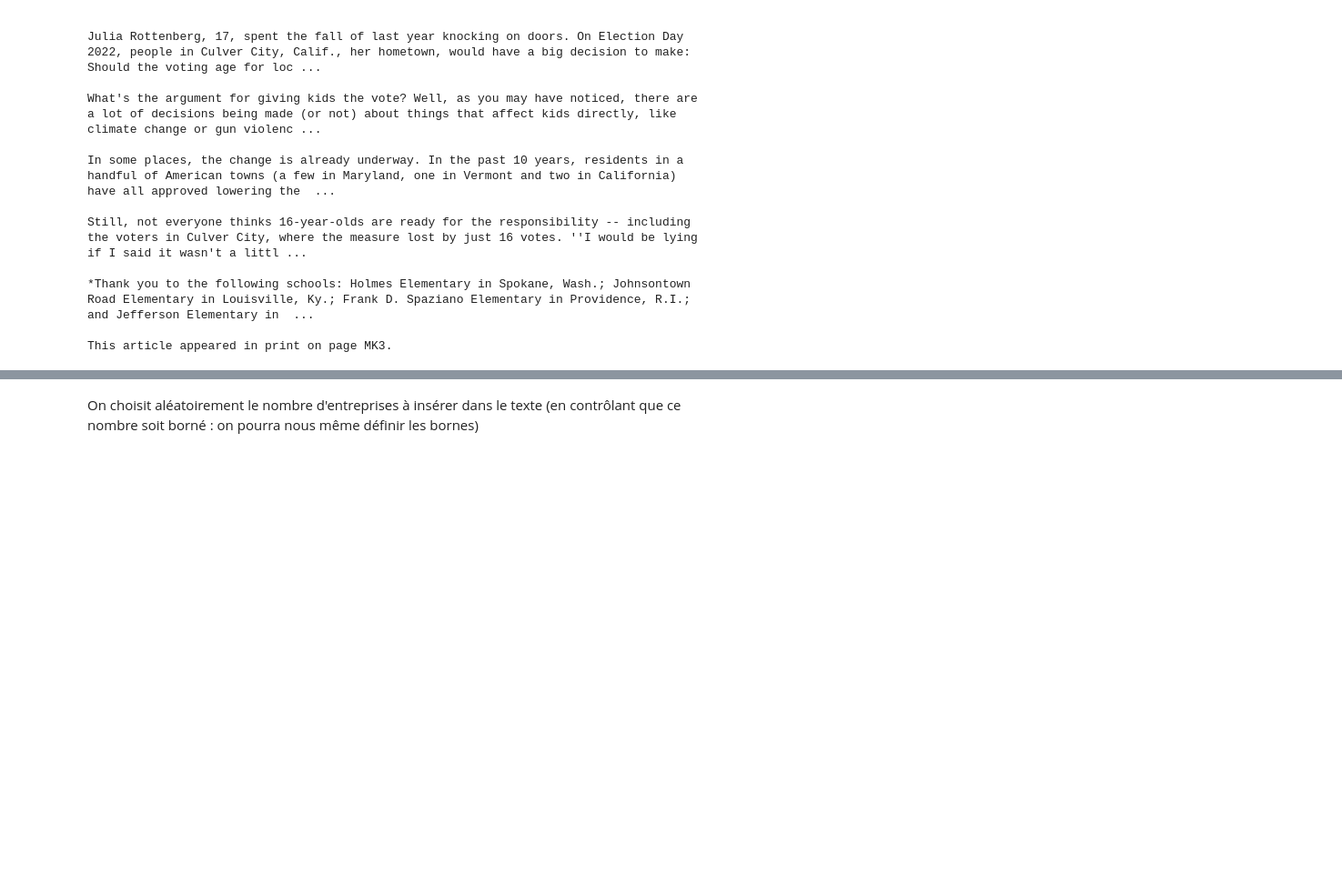
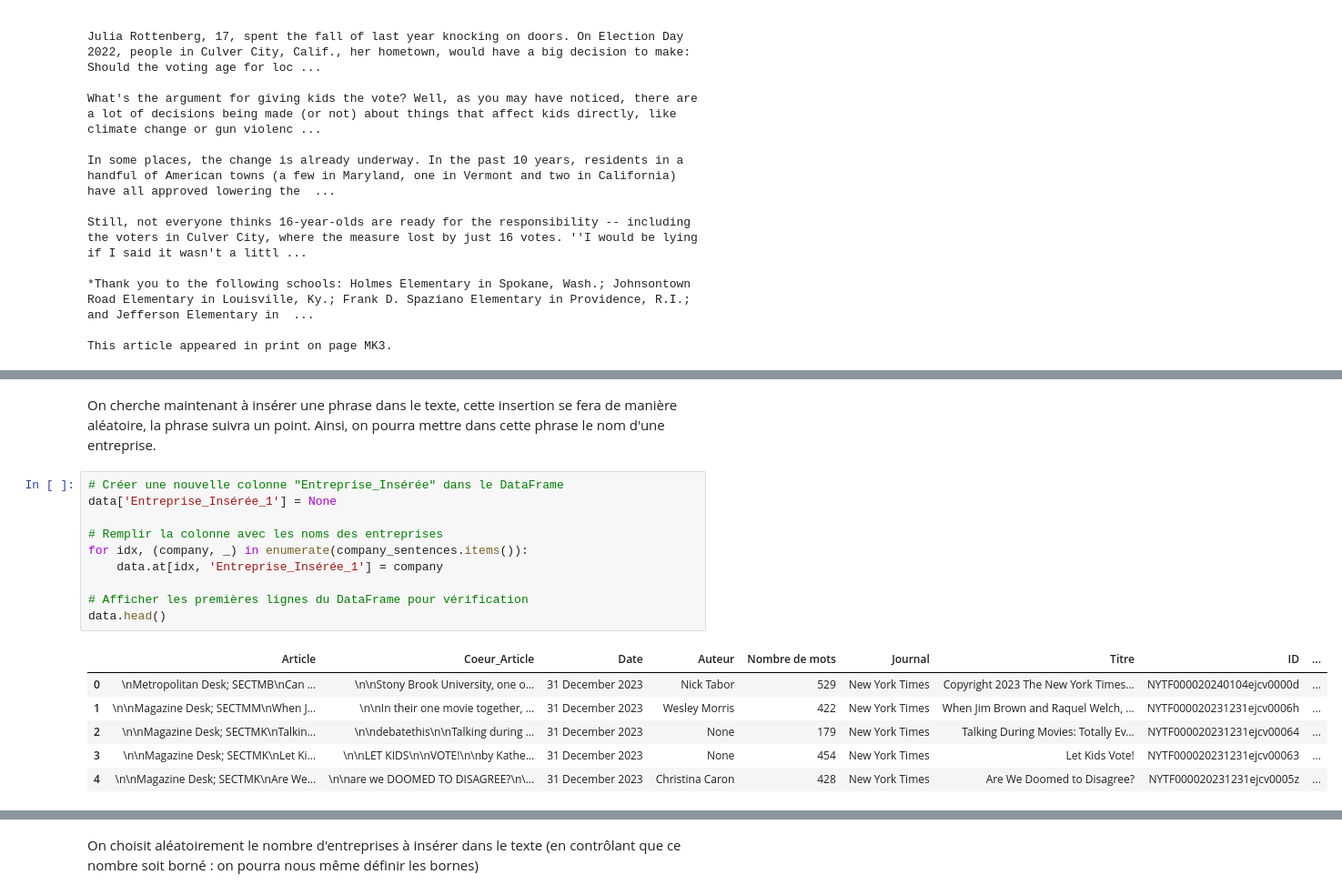
Before and after one commit to tgarnier067/Stat_app, a Jupyter notebook: Modif_100_articles.ipynb, the cells around one changed output, grey strips where cells are left out. Shown at 91% size. Saved outputs shown, nothing was run; the diff lists cells and outputs as text; blank space fills up the shorter version.

```diff
--- a/Modif_100_articles.ipynb
+++ b/Modif_100_articles.ipynb
@@ -434,0 +438,19 @@ This article appeared in print on page MK3.
+# %% [markdown]
+On cherche maintenant à insérer une phrase dans le texte, cette insertion se fera de manière aléatoire, la phrase suivra un point. Ainsi, on pourra mettre dans cette phrase le nom d'une entreprise.
+# %%
+# Créer une nouvelle colonne "Entreprise_Insérée" dans le DataFrame
+data['Entreprise_Insérée_1'] = None
+
+# Remplir la colonne avec les noms des entreprises
+for idx, (company, _) in enumerate(company_sentences.items()):
+    data.at[idx, 'Entreprise_Insérée_1'] = company
+
+# Afficher les premières lignes du DataFrame pour vérification
+data.head()
+# %% [output]
+|  | Article | Coeur_Article | Date | Auteur | Nombre de mots | Journal | Titre | ID | ... |
+| 0 | \nMetropolitan Desk; SECTMB\nCan ... | \n\nStony Brook University, one o... | 31 December 2023 | Nick Tabor | 529 | New York Times | Copyright 2023 The New York Times... | NYTF000020240104ejcv0000d | ... |
+| 1 | \n\nMagazine Desk; SECTMM\nWhen J... | \n\nIn their one movie together, ... | 31 December 2023 | Wesley Morris | 422 | New York Times | When Jim Brown and Raquel Welch, ... | NYTF000020231231ejcv0006h | ... |
+| 2 | \n\nMagazine Desk; SECTMK\nTalkin... | \n\ndebatethis\n\nTalking during ... | 31 December 2023 | None | 179 | New York Times | Talking During Movies: Totally Ev... | NYTF000020231231ejcv00064 | ... |
+| 3 | \n\nMagazine Desk; SECTMK\nLet Ki... | \n\nLET KIDS\n\nVOTE!\n\nby Kathe... | 31 December 2023 | None | 454 | New York Times | Let Kids Vote! | NYTF000020231231ejcv00063 | ... |
+| 4 | \n\nMagazine Desk; SECTMK\nAre We... | \n\nare we DOOMED TO DISAGREE?\n\... | 31 December 2023 | Christina Caron | 428 | New York Times | Are We Doomed to Disagree? | NYTF000020231231ejcv0005z | ... |
```
Also changed, not shown: parts of 18 cells of this notebook, 1 other file.
